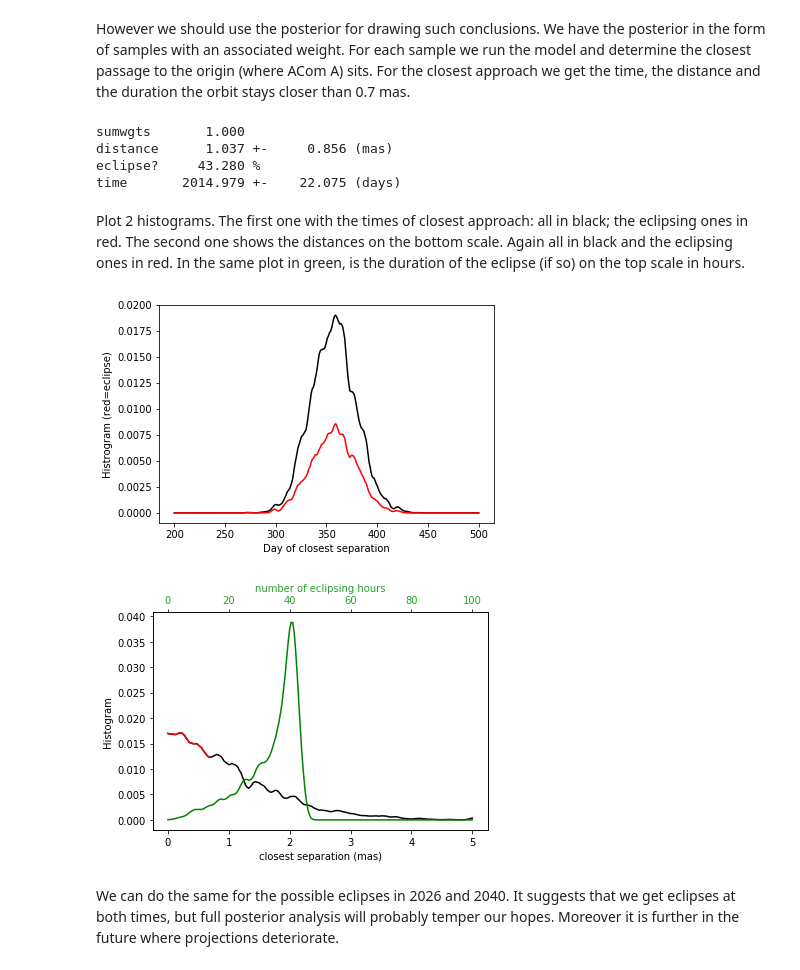
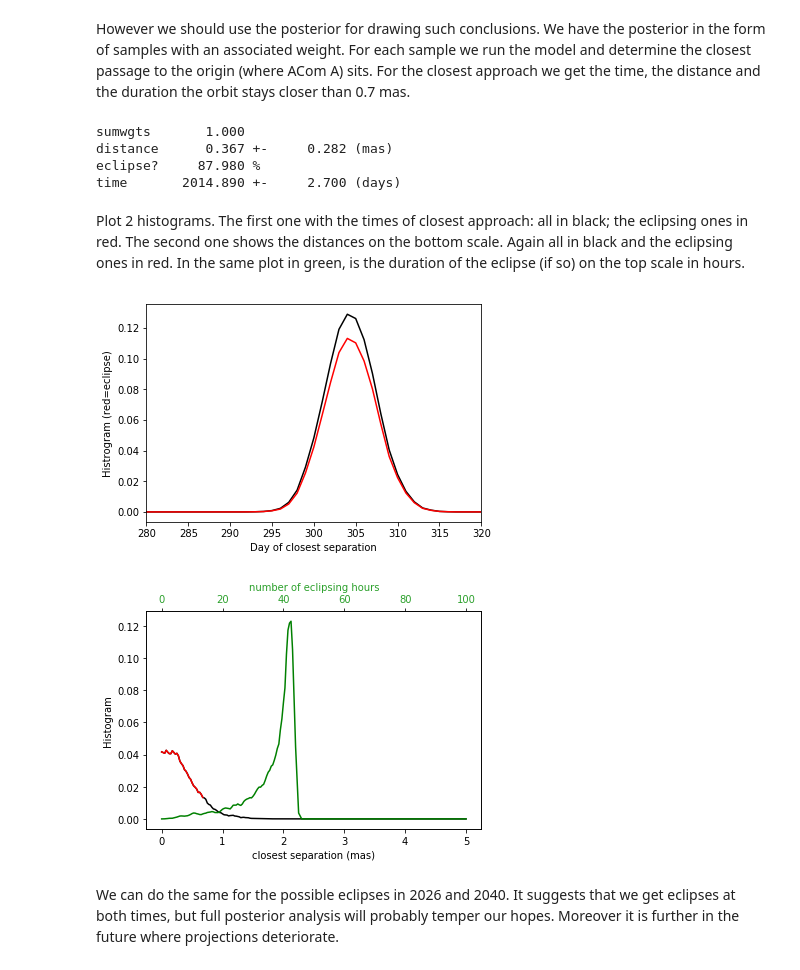
Before and after one commit to dokester/BayesicFitting, a Jupyter notebook: BayesicFitting/examples/alphaComae.ipynb, the cells around one changed output. Saved outputs shown, nothing was run; the diff lists cells and outputs as text; code cells hidden in the pictures.

```diff
--- a/BayesicFitting/examples/alphaComae.ipynb
+++ b/BayesicFitting/examples/alphaComae.ipynb
@@ -40,17 +41,20 @@ import matplotlib.pyplot as plt
 Read the data
 # %%
 tbl = ascii.read( "data/alfcom.dat", include_names=['Date', 'Angle',
-                                            'Separ', 'Nights', 'Precis'] )
+                                'Separ', 'err-a', 'err-s', 'nts', 'pr'] )
+# print( tbl )
 # The table lists:
 #   fractional years
 #   angle in degree
 #   separation in arcsec
 #   number of nights the star is observed
 #   precision in number of decimals in the separation (2 or 3)
-yr = tbl['Date'].data
+yr0 = tbl['Date'].data
 phi = tbl['Angle'].data
 dis = tbl['Separ'].data
-nts = tbl['Nights'].data
-prc = tbl['Precis'].data
+erp = tbl['err-a']
+erd = tbl['err-s']
+nts = tbl['nts'].data
+prc = tbl['pr'].data
 
 phi = numpy.where( phi > 300, phi - 360, phi )
@@ -99,14 +174,18 @@ We define a stellar orbit model. It has 7 parameters: eccentricity, semimajor ax
 All 4 phase parameters get a CircularUniformPrior 0 to 2 pi.
 # %%
 twopi = 2 * math.pi
-mdl = StellarOrbitModel()
+mdl = StellarOrbitModel( spherical=False )
 ## eccen, semimaj, period, phase, inclin, node phase, node pos
 lolim = [0.0, 0.0, 20.0]
 hilim = [0.9, 1.0, 30.0]
 mdl.setLimits( lowLimits=lolim, highLimits=hilim )
-for k in range( 3, 7 ):
-    mdl.setPrior( k, prior=CircularUniformPrior(), limits=[0,twopi] )
 #Tools.printclass( mdl )
+
+mdl.setPrior( 3, prior=CircularUniformPrior(), limits=[0,twopi] )
+mdl.setPrior( 4, prior=CircularUniformPrior(), limits=[0,math.pi] )     ## inclination
+mdl.setPrior( 5, prior=CircularUniformPrior(), limits=[0,twopi] )
+mdl.setPrior( 6, prior=CircularUniformPrior(), limits=[0,twopi] )
+#Tools.printclass( mdl )
 # %% [markdown]
 Define a MultipleOutputProblem which reorganises the multiple outputs: (x,y) into a 1-d array that can be handled by the NestedSampler.
 
@@ -276,8 +375,8 @@ For each sample we run the model and determine the closest passage to the origin
 # %%
 ys = numpy.linspace( 114., 116., 731, dtype=float )   # 2 years in days
 ym = numpy.linspace( -2, 2, 97 ) / 365.            # 2 days on each side in hours
-histy = numpy.zeros( 301 )
-histp = numpy.zeros( 301 )
+histy = numpy.zeros( 101 )
+histp = numpy.zeros( 101 )
 histr = numpy.zeros( 201 )
 histw = numpy.zeros( 201 )
 mnts = [31,28,31,30,31,30,31,31,30,31,30,31]
@@ -304,9 +403,9 @@ for s in sl :
         if yday < n : break
         yday -= n
     yhour = ( yday - int( yday ) ) * 24
-    kh = int( ( ( yclose - 114 ) * 365 - 200 ) * 1 )
+    kh = int( ( ( yclose - 114 ) * 365 - 300 ) * 1 )
     if kh < 0 : kh = 0
-    if kh > 300 : kh = 300
+    if kh > 100 : kh = 100
     histy[kh] += wgt
     xclose = rms[km]
     kr = int( xclose * 40000 )
@@ -340,9 +439,9 @@ print( "eclipse? ", fmt(perc), "%" )
 print( "time     ", fmt(sy), "+-", fmt(sy2), "(days)" )
 # %% [output]
 sumwgts       1.000
-distance      1.037 +-     0.856 (mas)
-eclipse?     43.280 %
-time       2014.979 +-    22.075 (days)
+distance      0.367 +-     0.282 (mas)
+eclipse?     87.980 %
+time       2014.890 +-     2.700 (days)
 # %% [markdown]
 Plot 2 histograms.
 The first one with the times of closest approach: all in black; the eclipsing ones in red.
@@ -353,42 +452,43 @@ The second one shows the distances on the bottom scale. Again all in black and t
 nb = 5
 box = numpy.ones( nb, dtype=float ) / nb
 ons = numpy.ones_like( histr )
-for k in range( 2 ) :
+for k in range( 1 ) :
     histy = numpy.convolve( histy, box, mode="same" )
     histp = numpy.convolve( histp, box, mode="same" )
     histr = numpy.convolve( histr, box, mode="same" )
     histw = numpy.convolve( histw, box, mode="same" )
     ons = numpy.convolve( ons, box, mode="same" )
 histr /= ons
 histw /= ons
 
-hyx = numpy.linspace( 200, 500, 301 )
+hyx = numpy.linspace( 280, 380, 101 )
 plt.plot( hyx, histy, 'k-' )
 plt.plot( hyx, histp, 'r-' )
 plt.xlabel( "Day of closest separation" )
 plt.ylabel( "Histrogram (red=eclipse)")
+plt.xlim( 280, 320 )
 plt.show()
 hxx = numpy.linspace( 0, 5, 201 )
 
 fig, ax1 = plt.subplots()
 color = 'tab:red'
 ax1.set_xlabel('closest separation (mas)')
 ax1.set_ylabel('Histogram' )
 ax1.plot( hxx, histr, 'k-' )
 ax1.plot( hxx[:28], histr[:28], 'r-' )
 
 ax2 = ax1.twiny()  # instantiate a second axes that shares the same x-axis
 color = 'tab:green'
-ax2.set_xlabel('number of eclipsing hours', color=color)  # we already handled the x-label with ax1
+ax2.set_xlabel('number of eclipsing hours', color=color)
 hxw = numpy.linspace( 0, 100, 201 )
 ax2.plot( hxw, histw, 'g-' )
 ax2.tick_params(axis='x', labelcolor=color)
 
 
 plt.show()
 # %% [output]
-[figure, old version]
+[figure, new version]
-[figure, old version]
+[figure, new version]
 # %% [markdown]
 We can do the same for the possible eclipses in 2026 and 2040.
 It suggests that we get eclipses at both times, but full posterior analysis will probably temper our hopes. Moreover it is further in the future where projections deteriorate.
```
Also changed, not shown: parts of 15 cells of this notebook, 25 other files.
